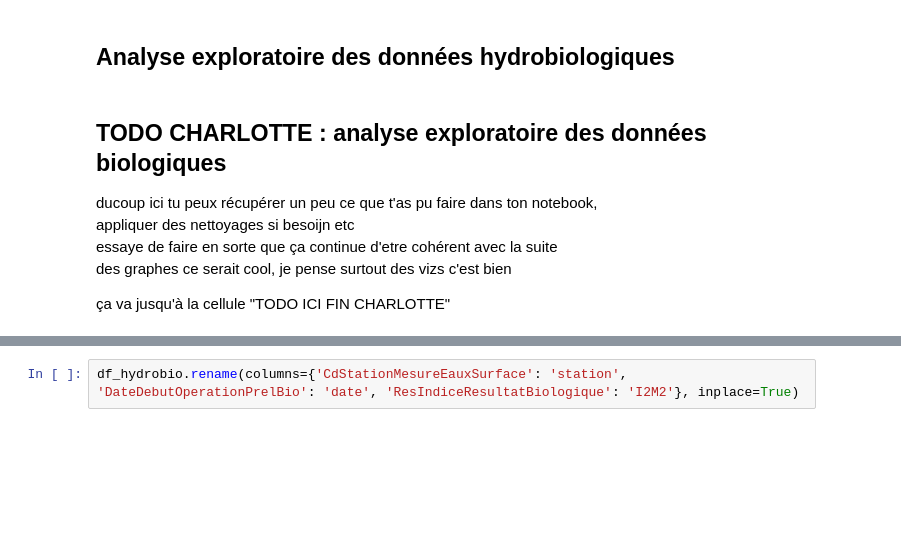
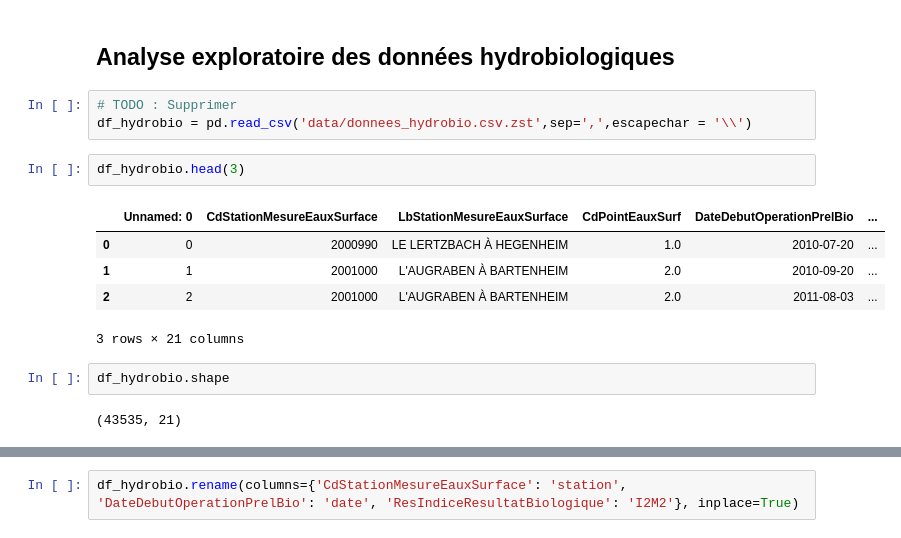
Before and after one commit to zoemarquis/naiades-analytics, a Jupyter notebook: naiades.ipynb, the cells around one changed output, grey strips where cells are left out. Drawn from its saved outputs; the diff is of its cells as text; blank space fills up the shorter version.

Commit message:
m'éclate pas en voyant ce que j'ai fais stp j'ai tout donné

```diff
--- a/naiades.ipynb
+++ b/naiades.ipynb
@@ -1029,11 +1051,18 @@ Nombre de lignes avant suppression : 292196
 Nombre de lignes après suppression : 291679
 # %% [markdown]
 ## Analyse exploratoire des données hydrobiologiques
-# %% [markdown]
-## TODO CHARLOTTE : analyse exploratoire des données biologiques
-ducoup ici tu peux récupérer un peu ce que t'as pu faire dans ton notebook,
-appliquer des nettoyages si besoijn etc
-essaye de faire en sorte que ça continue d'etre cohérent avec la suite
-des graphes ce serait cool, je pense surtout des vizs c'est bien
-
-ça va jusqu'à la cellule "TODO ICI FIN CHARLOTTE"
+# %%
+# TODO : Supprimer
+df_hydrobio = pd.read_csv('data/donnees_hydrobio.csv.zst',sep=',',escapechar = '\\')
+# %%
+df_hydrobio.head(3)
+# %% [output]
+|  | Unnamed: 0 | CdStationMesureEauxSurface | LbStationMesureEauxSurface | CdPointEauxSurf | DateDebutOperationPrelBio | ... |
+| 0 | 0 | 2000990 | LE LERTZBACH À HEGENHEIM | 1.0 | 2010-07-20 | ... |
+| 1 | 1 | 2001000 | L'AUGRABEN À BARTENHEIM | 2.0 | 2010-09-20 | ... |
+| 2 | 2 | 2001000 | L'AUGRABEN À BARTENHEIM | 2.0 | 2011-08-03 | ... |
+3 rows × 21 columns
+# %%
+df_hydrobio.shape
+# %% [output]
+(43535, 21)
```
Also changed, not shown: parts of 31 cells of this notebook.
